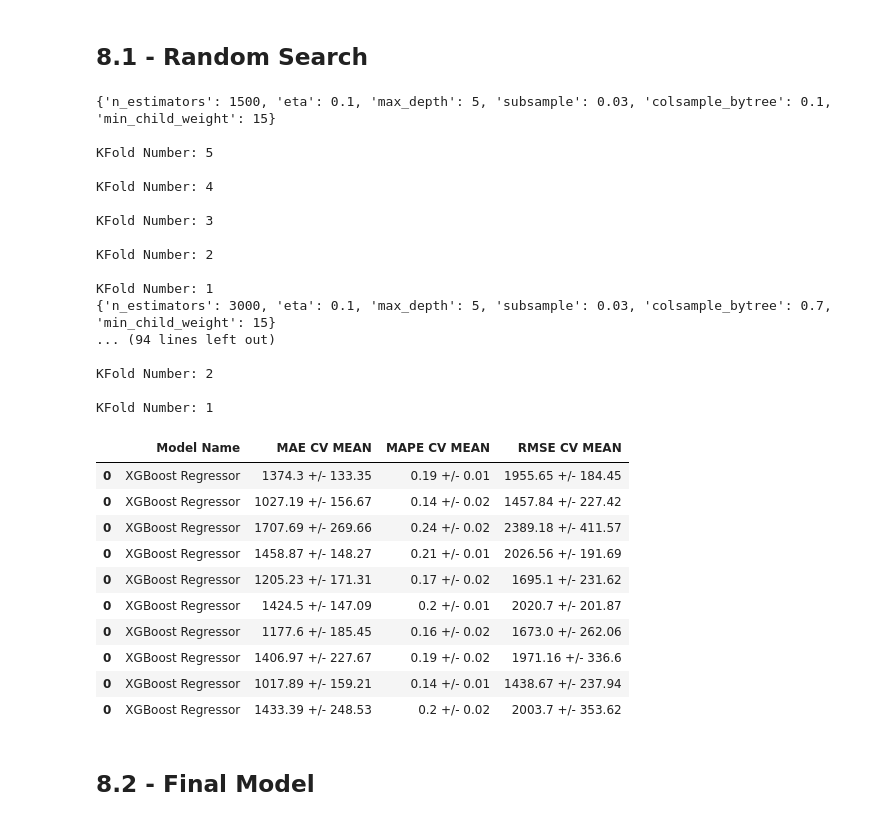
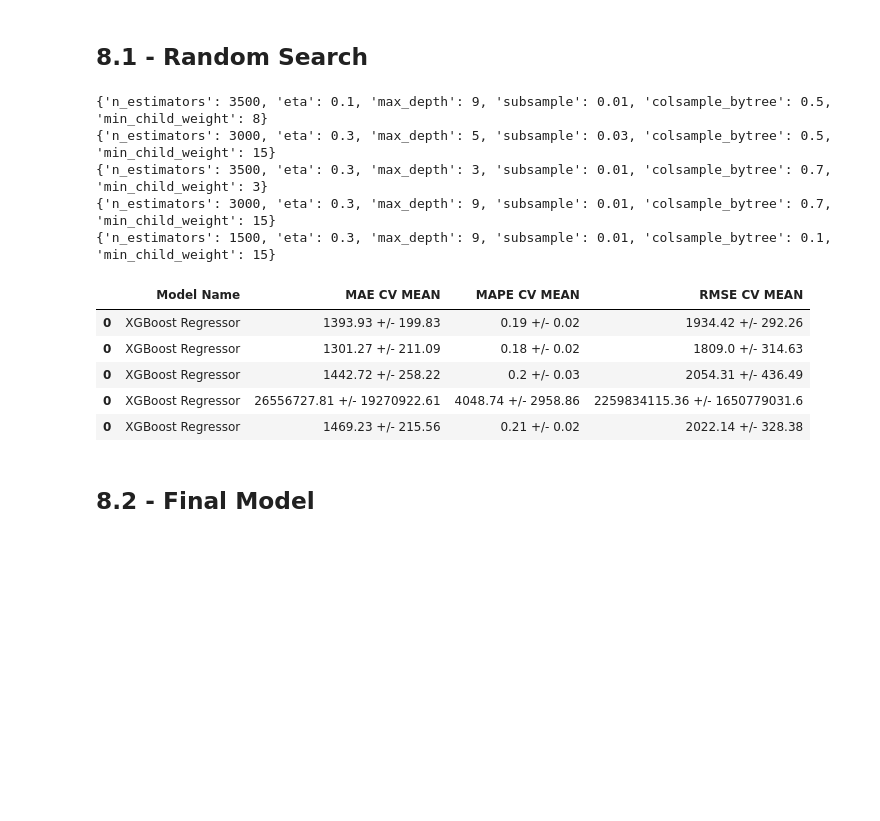
Before and after one commit to guigrandim/rossmann_store_sales, a Jupyter notebook: notebooks/datasets_analysis.ipynb, the cells around one changed output. Drawn from its saved outputs; the diff is of its cells as text; code cells hidden in the pictures; blank space fills up the shorter version.

```diff
--- a/notebooks/datasets_analysis.ipynb
+++ b/notebooks/datasets_analysis.ipynb
@@ -1276,57 +1287,41 @@ param ={'n_estimators': [1500, 1700, 2500, 3000, 3500],
         'min_child_weight': [3, 8, 15]
 }
 
-MAX_EVAL = 10
+MAX_EVAL = 5
 # %%
-#final_result = pd.DataFrame()
+final_result = pd.DataFrame()
 
-#for i in range(MAX_EVAL):
+for i in range(MAX_EVAL):
     #chose values for paramters randomly
-    #hp = {k: random.sample(v,1)[0] for k, v in param.items()}
-    #print(hp)
+    hp = {k: random.sample(v,1)[0] for k, v in param.items()}
+    print(hp)
     #model
-    #model_xgb = xgb.XGBRegressor(objective='reg:squarederror',
-                                #n_estimators = hp['n_estimators'],
-                                #eta=hp['eta'],
-                                #max_depth=hp['max_depth'],
-                                #subsample=hp['subsample'],
-                                #colsample_bytree=hp['colsample_bytree'],
-                                #min_child_weight=hp['min_child_weight'])
+    model_xgb = xgb.XGBRegressor(objective='reg:squarederror',
+                                n_estimators = hp['n_estimators'],
+                                eta=hp['eta'],
+                                max_depth=hp['max_depth'],
+                                subsample=hp['subsample'],
+                                colsample_bytree=hp['colsample_bytree'],
+                                min_child_weight=hp['min_child_weight'])
 
     #performance
-    #result = cross_validation (x_training, 2, 'XGBoost Regressor', model_xgb, verbose=True)
-    #final_result = pd.concat([final_result, result])
+    result = cross_validation(x_training, 5, 'XGBoost Regressor', model_xgb, verbose=False,
+                              robust_cols=cv_robust_cols, minmax_cols=cv_minmax_cols)
+    final_result = pd.concat([final_result, result])
 
-#final_result
+final_result
 # %% [output]
-{'n_estimators': 1500, 'eta': 0.1, 'max_depth': 5, 'subsample': 0.03, 'colsample_bytree': 0.1, 'min_child_weight': 15}
-
-KFold Number: 5
-
-KFold Number: 4
-
-KFold Number: 3
-
-KFold Number: 2
-
-KFold Number: 1
-{'n_estimators': 3000, 'eta': 0.1, 'max_depth': 5, 'subsample': 0.03, 'colsample_bytree': 0.7, 'min_child_weight': 15}
-... (94 lines left out)
-
-KFold Number: 2
-
-KFold Number: 1
+{'n_estimators': 3500, 'eta': 0.1, 'max_depth': 9, 'subsample': 0.01, 'colsample_bytree': 0.5, 'min_child_weight': 8}
+{'n_estimators': 3000, 'eta': 0.3, 'max_depth': 5, 'subsample': 0.03, 'colsample_bytree': 0.5, 'min_child_weight': 15}
+{'n_estimators': 3500, 'eta': 0.3, 'max_depth': 3, 'subsample': 0.01, 'colsample_bytree': 0.7, 'min_child_weight': 3}
+{'n_estimators': 3000, 'eta': 0.3, 'max_depth': 9, 'subsample': 0.01, 'colsample_bytree': 0.7, 'min_child_weight': 15}
+{'n_estimators': 1500, 'eta': 0.3, 'max_depth': 9, 'subsample': 0.01, 'colsample_bytree': 0.1, 'min_child_weight': 15}
 |  | Model Name | MAE CV MEAN | MAPE CV MEAN | RMSE CV MEAN |
-| 0 | XGBoost Regressor | 1374.3 +/- 133.35 | 0.19 +/- 0.01 | 1955.65 +/- 184.45 |
-| 0 | XGBoost Regressor | 1027.19 +/- 156.67 | 0.14 +/- 0.02 | 1457.84 +/- 227.42 |
-| 0 | XGBoost Regressor | 1707.69 +/- 269.66 | 0.24 +/- 0.02 | 2389.18 +/- 411.57 |
-| 0 | XGBoost Regressor | 1458.87 +/- 148.27 | 0.21 +/- 0.01 | 2026.56 +/- 191.69 |
-| 0 | XGBoost Regressor | 1205.23 +/- 171.31 | 0.17 +/- 0.02 | 1695.1 +/- 231.62 |
-| 0 | XGBoost Regressor | 1424.5 +/- 147.09 | 0.2 +/- 0.01 | 2020.7 +/- 201.87 |
-| 0 | XGBoost Regressor | 1177.6 +/- 185.45 | 0.16 +/- 0.02 | 1673.0 +/- 262.06 |
-| 0 | XGBoost Regressor | 1406.97 +/- 227.67 | 0.19 +/- 0.02 | 1971.16 +/- 336.6 |
-| 0 | XGBoost Regressor | 1017.89 +/- 159.21 | 0.14 +/- 0.01 | 1438.67 +/- 237.94 |
-| 0 | XGBoost Regressor | 1433.39 +/- 248.53 | 0.2 +/- 0.02 | 2003.7 +/- 353.62 |
+| 0 | XGBoost Regressor | 1393.93 +/- 199.83 | 0.19 +/- 0.02 | 1934.42 +/- 292.26 |
+| 0 | XGBoost Regressor | 1301.27 +/- 211.09 | 0.18 +/- 0.02 | 1809.0 +/- 314.63 |
+| 0 | XGBoost Regressor | 1442.72 +/- 258.22 | 0.2 +/- 0.03 | 2054.31 +/- 436.49 |
+| 0 | XGBoost Regressor | 26556727.81 +/- 19270922.61 | 4048.74 +/- 2958.86 | 2259834115.36 +/- 1650779031.6 |
+| 0 | XGBoost Regressor | 1469.23 +/- 215.56 | 0.21 +/- 0.02 | 2022.14 +/- 328.38 |
 # %% [markdown]
 ## 8.2 - Final Model
 # %%
```
Also changed, not shown: parts of 20 cells of this notebook, 7 other files.
